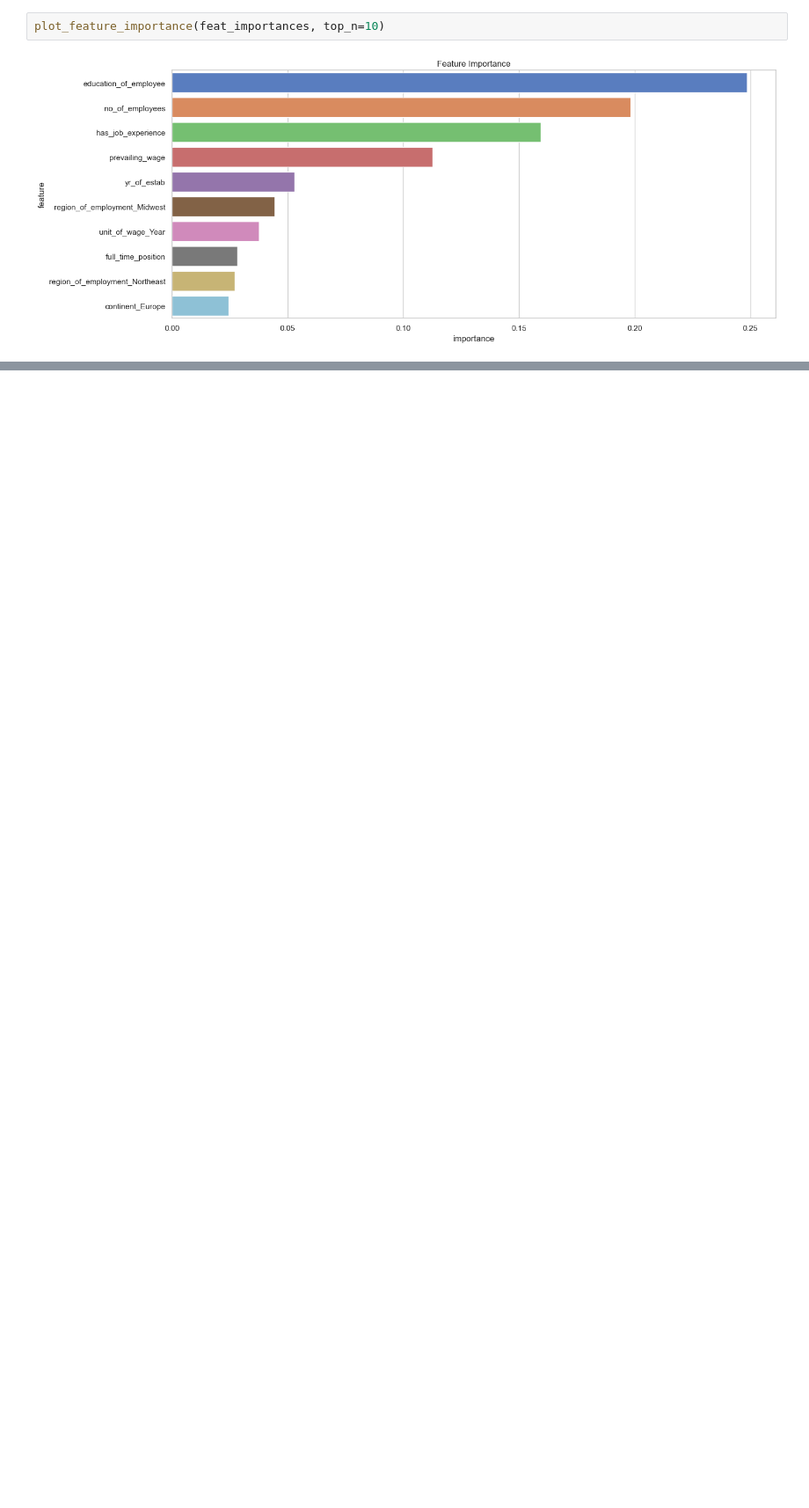
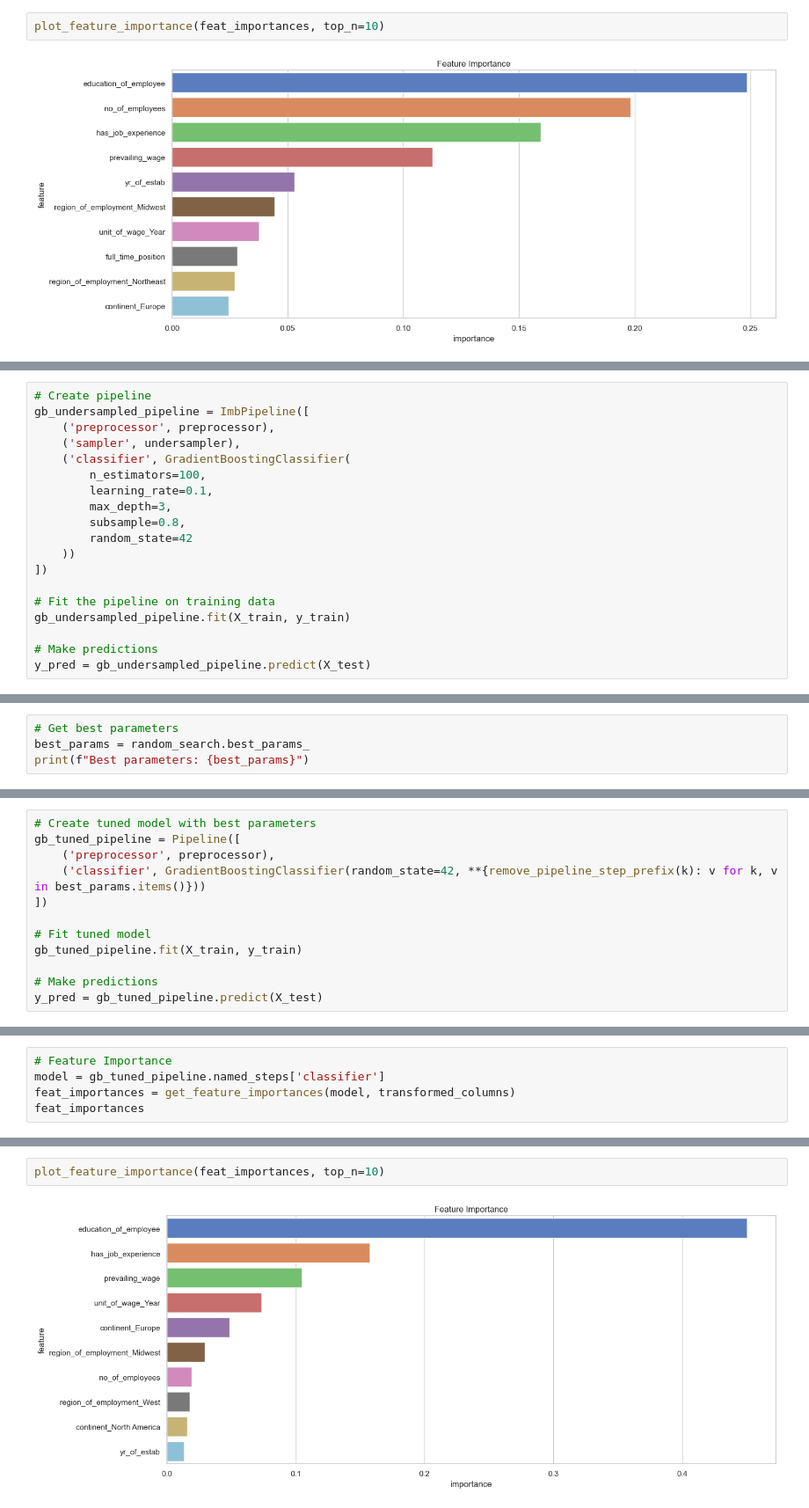
Before and after one commit to nszenoti/PYPG, a Jupyter notebook: projects/easyvisa/notebook.ipynb, the cells around one changed output, grey strips where cells are left out. Shown at 88% size. Cells and saved outputs as stored; diff of their text form; blank space fills up the shorter version.

```diff
--- a/projects/easyvisa/notebook.ipynb
+++ b/projects/easyvisa/notebook.ipynb
@@ -4010,0 +4087,19 @@ This suggests that AdaBoost has identified more nuanced patterns, particularly a
+# %%
+# Create pipeline
+gb_undersampled_pipeline = ImbPipeline([
+    ('preprocessor', preprocessor),
+    ('sampler', undersampler),
+    ('classifier', GradientBoostingClassifier(
+        n_estimators=100,
+        learning_rate=0.1,
+        max_depth=3,
+        subsample=0.8,
+        random_state=42
+    ))
+])
+
+# Fit the pipeline on training data
+gb_undersampled_pipeline.fit(X_train, y_train)
+
+# Make predictions
+y_pred = gb_undersampled_pipeline.predict(X_test)
@@ -4010,0 +4172,4 @@ This suggests that AdaBoost has identified more nuanced patterns, particularly a
+# %%
+# Get best parameters
+best_params = random_search.best_params_
+print(f"Best parameters: {best_params}")
@@ -4010,0 +4178,12 @@ This suggests that AdaBoost has identified more nuanced patterns, particularly a
+# %%
+# Create tuned model with best parameters
+gb_tuned_pipeline = Pipeline([
+    ('preprocessor', preprocessor),
+    ('classifier', GradientBoostingClassifier(random_state=42, **{remove_pipeline_step_prefix(k): v for k, v in best_params.items()}))
+])
+
+# Fit tuned model
+gb_tuned_pipeline.fit(X_train, y_train)
+
+# Make predictions
+y_pred = gb_tuned_pipeline.predict(X_test)
@@ -4010,0 +4200,5 @@ This suggests that AdaBoost has identified more nuanced patterns, particularly a
+# %%
+# Feature Importance
+model = gb_tuned_pipeline.named_steps['classifier']
+feat_importances = get_feature_importances(model, transformed_columns)
+feat_importances
@@ -4010,0 +4223,4 @@ This suggests that AdaBoost has identified more nuanced patterns, particularly a
+# %%
+plot_feature_importance(feat_importances, top_n=10)
+# %% [output]
+[figure, added]
```
Also changed, not shown: parts of 84 cells of this notebook, 8 other files.
